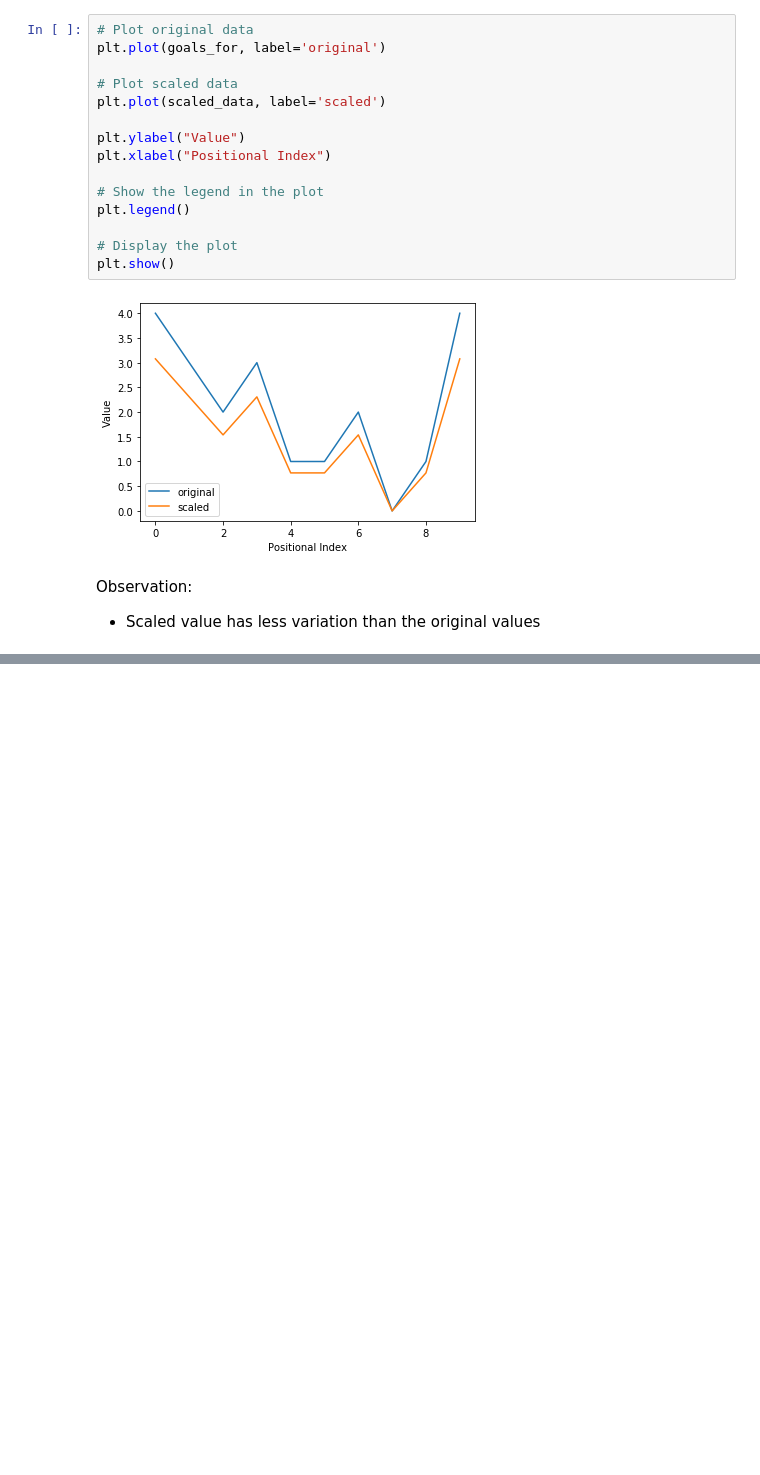
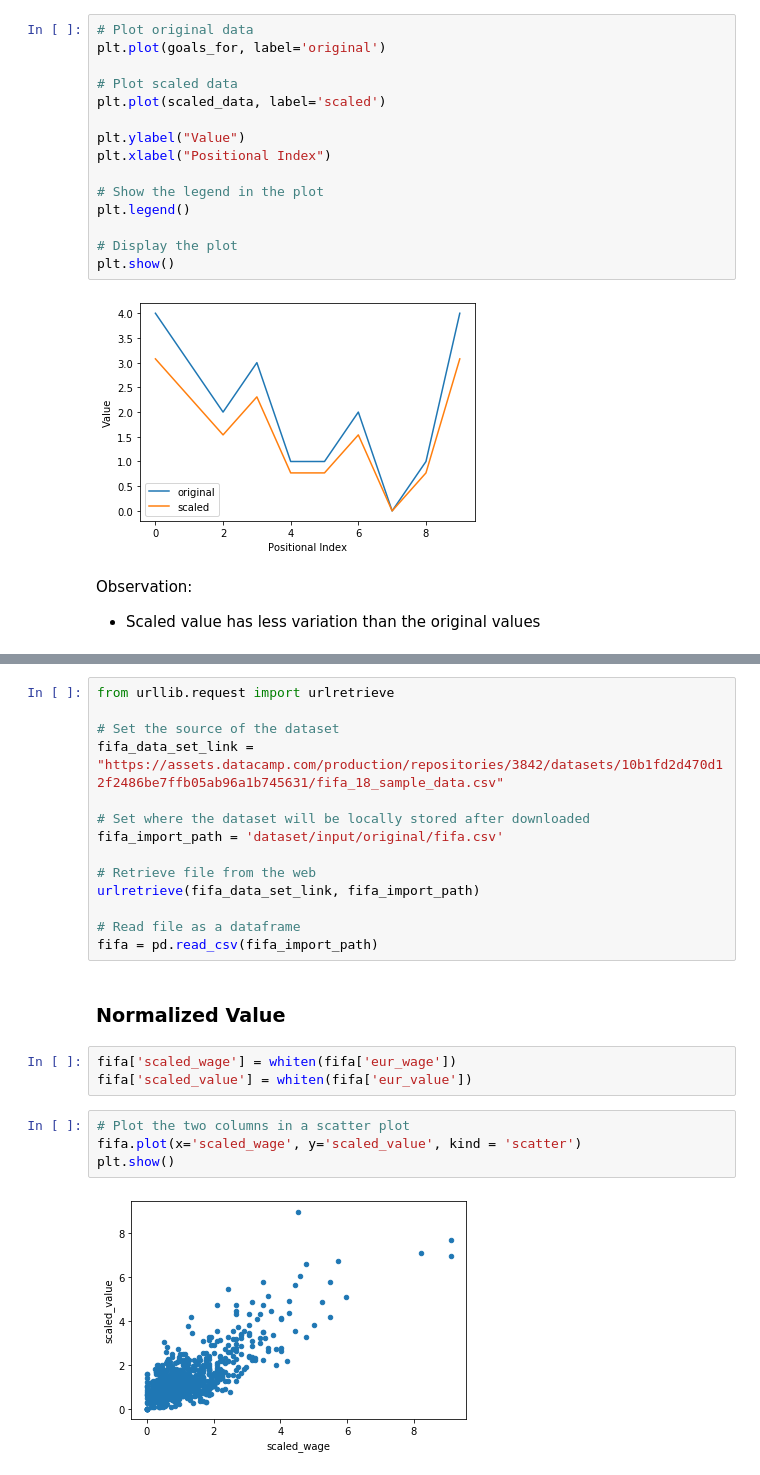
Before and after one commit to teguhsam/Cluster-Analysis-in-Python, a Jupyter notebook: 1. Introduction to Clustering.ipynb, the cells around one changed output, grey strips where cells are left out. Saved outputs shown, nothing was run; the diff lists cells and outputs as text; blank space fills up the shorter version.

```diff
--- a/Introduction to Clustering.ipynb
+++ b/1. Introduction to Clustering.ipynb
@@ -183,0 +207,25 @@ Observation:
+# %%
+from urllib.request import urlretrieve
+
+# Set the source of the dataset
+fifa_data_set_link = "https://assets.datacamp.com/production/repositories/3842/datasets/10b1fd2d470d12f2486be7ffb05ab96a1b745631/fifa_18_sample_data.csv"
+
+# Set where the dataset will be locally stored after downloaded
+fifa_import_path = 'dataset/input/original/fifa.csv'
+
+# Retrieve file from the web
+urlretrieve(fifa_data_set_link, fifa_import_path)
+
+# Read file as a dataframe
+fifa = pd.read_csv(fifa_import_path)
+# %% [markdown]
+### Normalized Value
+# %%
+fifa['scaled_wage'] = whiten(fifa['eur_wage'])
+fifa['scaled_value'] = whiten(fifa['eur_value'])
+# %%
+# Plot the two columns in a scatter plot
+fifa.plot(x='scaled_wage', y='scaled_value', kind = 'scatter')
+plt.show()
+# %% [output]
+[figure, added]
```
Also changed, not shown: parts of 9 cells of this notebook, 2 other files.
